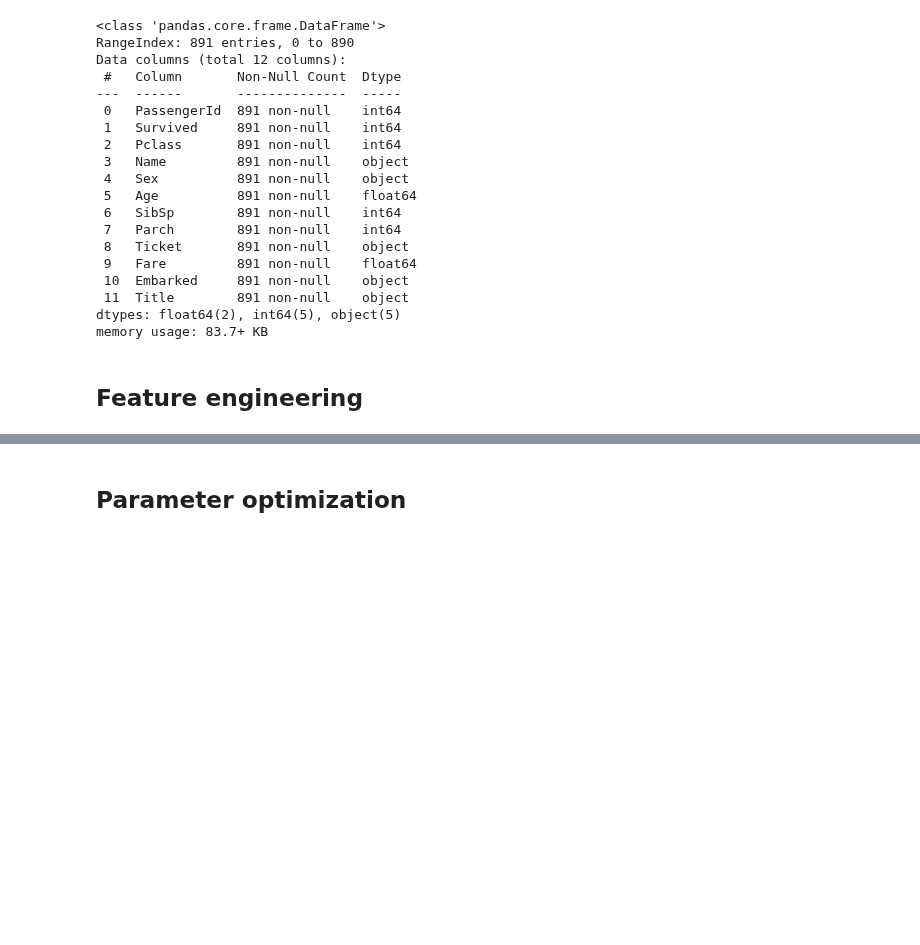
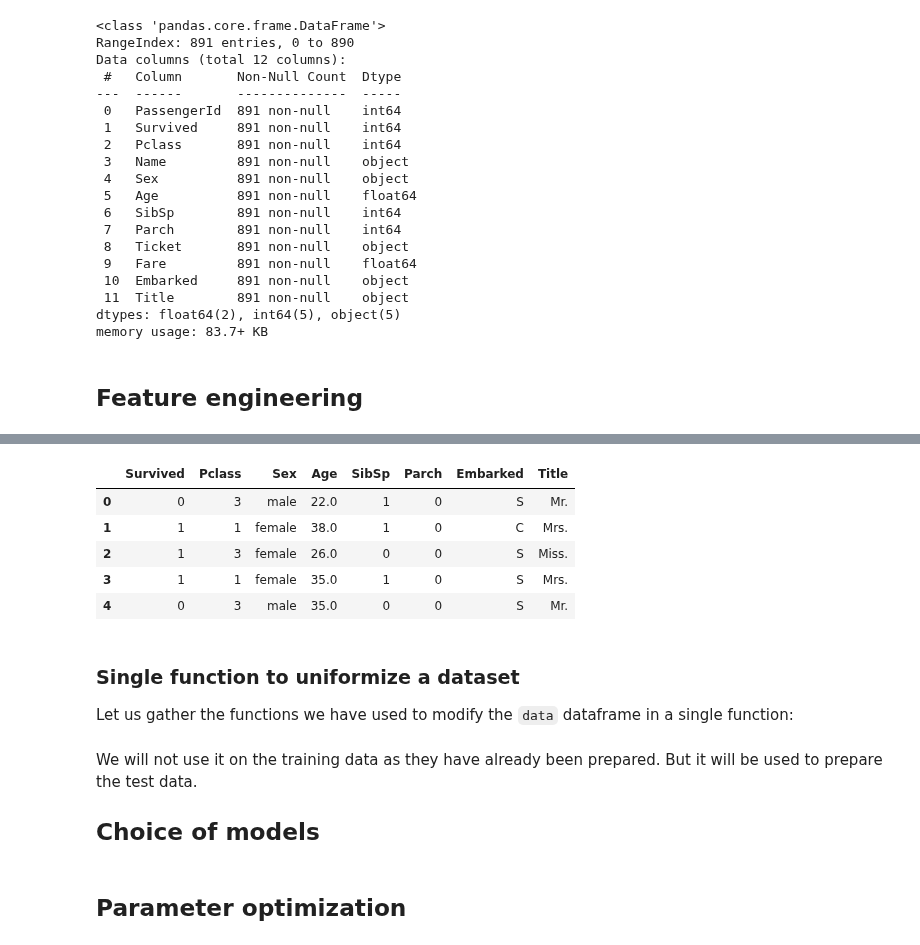
Before and after one commit to FlorentCLMichel/learning_data_science, a Jupyter notebook: Projects_Jupyter/Kaggle_Titanic.ipynb, the cells around one changed output, grey strips where cells are left out. Drawn from its saved outputs; the diff is of its cells as text; code cells hidden in the pictures; blank space fills up the shorter version.

Commit message:
Drop the non-relevant columns

```diff
--- a/Projects_Jupyter/Kaggle_Titanic.ipynb
+++ b/Projects_Jupyter/Kaggle_Titanic.ipynb
@@ -468,0 +496,17 @@ memory usage: 83.7+ KB
+# %%
+def drop_columns(df):
+    return df.drop(['PassengerId', 'Name', 'Ticket', 'Fare'], 1)
+
+data = drop_columns(data)
+data.head()
+# %% [output]
+|  | Survived | Pclass | Sex | Age | SibSp | Parch | Embarked | Title |
+| 0 | 0 | 3 | male | 22.0 | 1 | 0 | S | Mr. |
+| 1 | 1 | 1 | female | 38.0 | 1 | 0 | C | Mrs. |
+| 2 | 1 | 3 | female | 26.0 | 0 | 0 | S | Miss. |
+| 3 | 1 | 1 | female | 35.0 | 1 | 0 | S | Mrs. |
+| 4 | 0 | 3 | male | 35.0 | 0 | 0 | S | Mr. |
+# %% [markdown]
+### Single function to uniformize a dataset
+
+Let us gather the functions we have used to modify the `data` dataframe in a single function:
@@ -469,3 +520,8 @@ memory usage: 83.7+ KB
+# %% [markdown]
+We will not use it on the training data as they have already been prepared.
+But it will be used to prepare the test data.
+
+## Choice of models
 # %% [markdown]
 ## Parameter optimization
 # %% [markdown]
```
Also changed, not shown: parts of 9 cells of this notebook.
